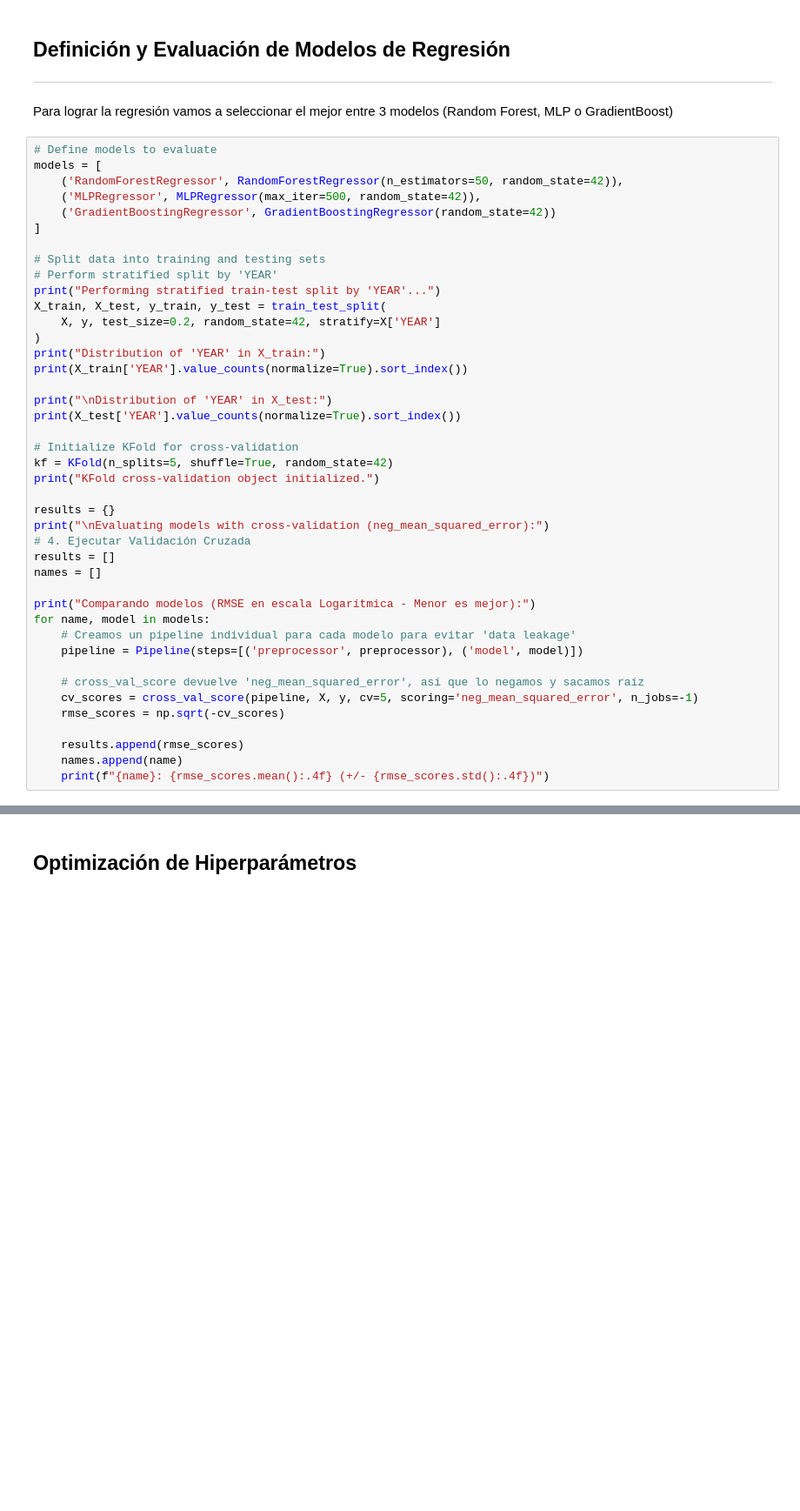
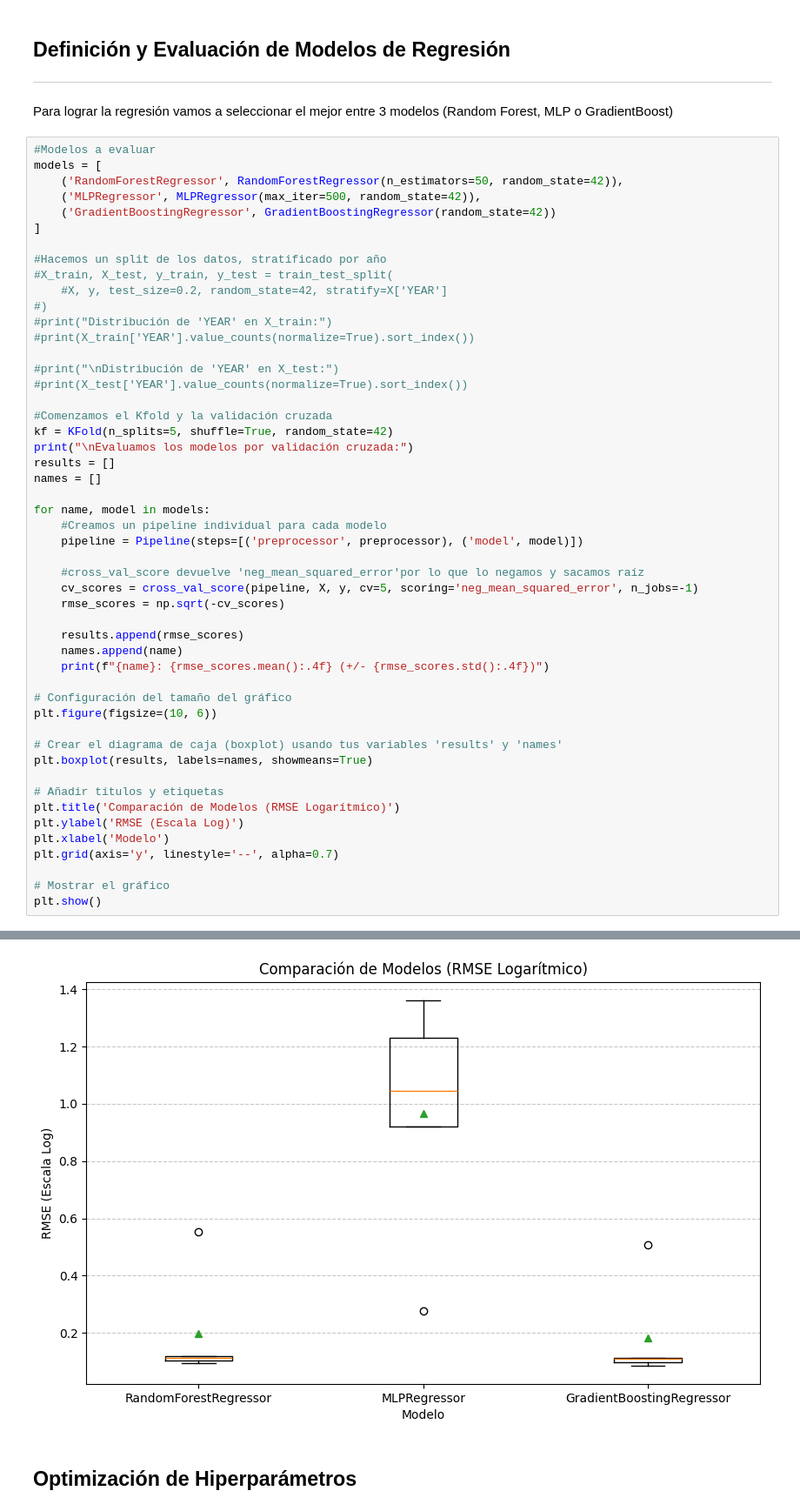
Before and after one commit to 100479095/Predictor_F1_2025, a Jupyter notebook: entrenamiento_modelo.ipynb, the cells around one changed output, grey strips where cells are left out. Shown at 87% size. Saved outputs shown, nothing was run; the diff lists cells and outputs as text; blank space fills up the shorter version.

Commit message:
Graficas y test del último año

```diff
--- a/entrenamiento_modelo.ipynb
+++ b/entrenamiento_modelo.ipynb
@@ -81,45 +103,53 @@ preprocessor = ColumnTransformer(
 
 Para lograr la regresión vamos a seleccionar el mejor entre 3 modelos (Random Forest, MLP o GradientBoost)
 # %%
-# Define models to evaluate
+#Modelos a evaluar
 models = [
     ('RandomForestRegressor', RandomForestRegressor(n_estimators=50, random_state=42)),
     ('MLPRegressor', MLPRegressor(max_iter=500, random_state=42)),
     ('GradientBoostingRegressor', GradientBoostingRegressor(random_state=42))
 ]
 
-# Split data into training and testing sets
-# Perform stratified split by 'YEAR'
-print("Performing stratified train-test split by 'YEAR'...")
-X_train, X_test, y_train, y_test = train_test_split(
-    X, y, test_size=0.2, random_state=42, stratify=X['YEAR']
-)
-print("Distribution of 'YEAR' in X_train:")
-print(X_train['YEAR'].value_counts(normalize=True).sort_index())
+#Hacemos un split de los datos, stratificado por año
+#X_train, X_test, y_train, y_test = train_test_split(
+    #X, y, test_size=0.2, random_state=42, stratify=X['YEAR']
+#)
+#print("Distribución de 'YEAR' en X_train:")
+#print(X_train['YEAR'].value_counts(normalize=True).sort_index())
 
-print("\nDistribution of 'YEAR' in X_test:")
-print(X_test['YEAR'].value_counts(normalize=True).sort_index())
+#print("\nDistribución de 'YEAR' en X_test:")
+#print(X_test['YEAR'].value_counts(normalize=True).sort_index())
 
-# Initialize KFold for cross-validation
+#Comenzamos el Kfold y la validación cruzada
 kf = KFold(n_splits=5, shuffle=True, random_state=42)
-print("KFold cross-validation object initialized.")
-
-results = {}
-print("\nEvaluating models with cross-validation (neg_mean_squared_error):")
-# 4. Ejecutar Validación Cruzada
+print("\nEvaluamos los modelos por validación cruzada:")
 results = []
 names = []
 
-print("Comparando modelos (RMSE en escala Logarítmica - Menor es mejor):")
 for name, model in models:
-    # Creamos un pipeline individual para cada modelo para evitar 'data leakage'
+    #Creamos un pipeline individual para cada modelo
     pipeline = Pipeline(steps=[('preprocessor', preprocessor), ('model', model)])
 
-    # cross_val_score devuelve 'neg_mean_squared_error', así que lo negamos y sacamos raíz
+    #cross_val_score devuelve 'neg_mean_squared_error'por lo que lo negamos y sacamos raíz
     cv_scores = cross_val_score(pipeline, X, y, cv=5, scoring='neg_mean_squared_error', n_jobs=-1)
     rmse_scores = np.sqrt(-cv_scores)
 
     results.append(rmse_scores)
     names.append(name)
     print(f"{name}: {rmse_scores.mean():.4f} (+/- {rmse_scores.std():.4f})")
+
+# Configuración del tamaño del gráfico
+plt.figure(figsize=(10, 6))
+
+# Crear el diagrama de caja (boxplot) usando tus variables 'results' y 'names'
+plt.boxplot(results, labels=names, showmeans=True)
+
+# Añadir títulos y etiquetas
+plt.title('Comparación de Modelos (RMSE Logarítmico)')
+plt.ylabel('RMSE (Escala Log)')
+plt.xlabel('Modelo')
+plt.grid(axis='y', linestyle='--', alpha=0.7)
+
+# Mostrar el gráfico
+plt.show()
 # %% [output]
@@ -143,3 +160,4 @@ GradientBoostingRegressor: 0.3054 (+/- 0.1232)
+[figure, added]
 # %% [markdown]
 ## Optimización de Hiperparámetros
 # %%
```
Also changed, not shown: parts of 9 cells of this notebook.
